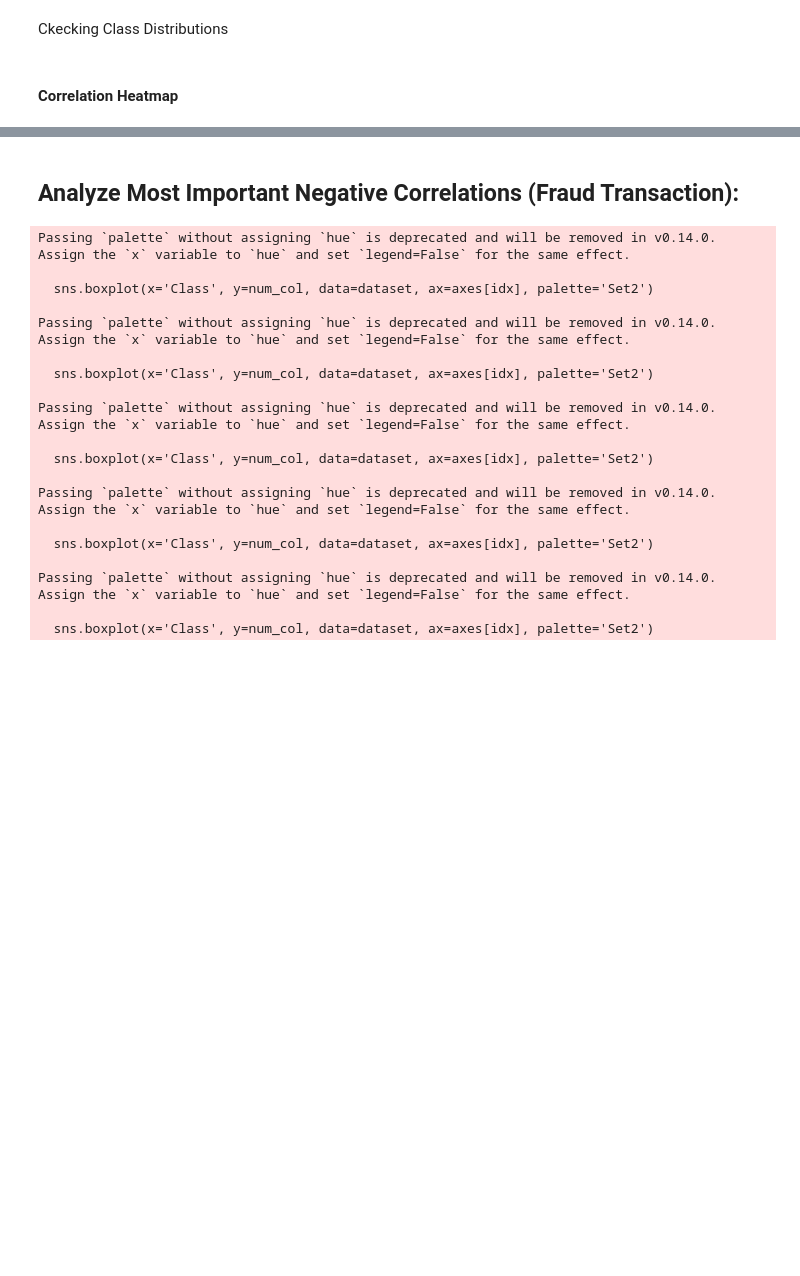
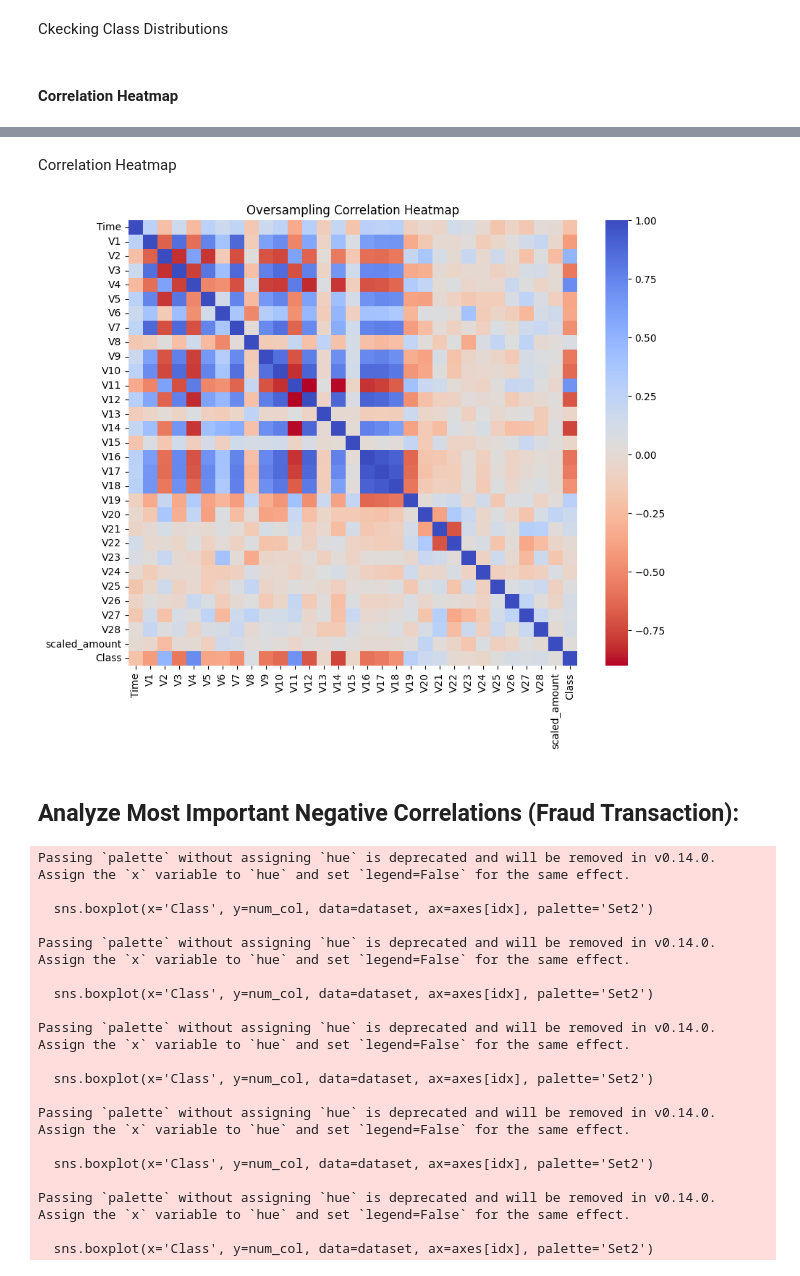
Before and after one commit to Faridghr/FraudDetectivePy, a Jupyter notebook: src/FraudDetectivePy.ipynb, the cells around one changed output, grey strips where cells are left out. Drawn from its saved outputs; the diff is of its cells as text; code cells hidden in the pictures; blank space fills up the shorter version.

```diff
--- a/src/FraudDetectivePy.ipynb
+++ b/src/FraudDetectivePy.ipynb
@@ -194,3 +243,13 @@ plt.show()
+# %% [markdown]
+Correlation Heatmap
+# %%
+plt.figure(figsize=(10, 8))
+corr = dataset_Undersampling_train.corr()
+sns.heatmap(corr, cmap='coolwarm_r', annot=False)
+plt.title('Oversampling Correlation Heatmap')
+plt.show()
+# %% [output]
+[figure, added]
 # %% [markdown]
 ## Analyze Most Important Negative Correlations (Fraud Transaction):
 # %%
```
Also changed, not shown: parts of 81 cells of this notebook.
